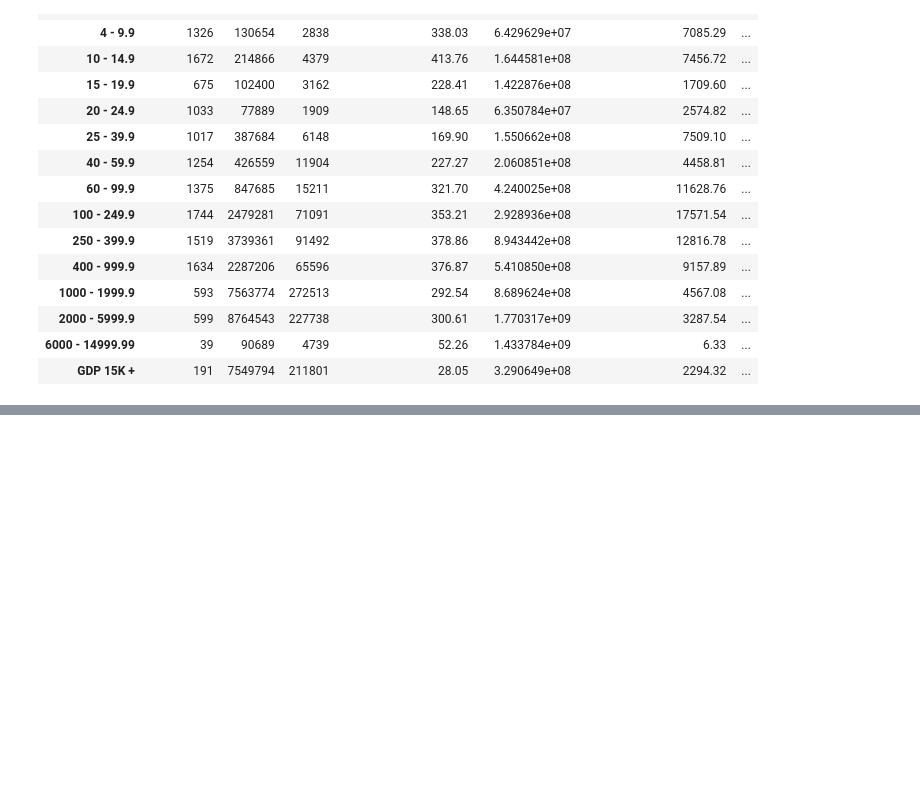
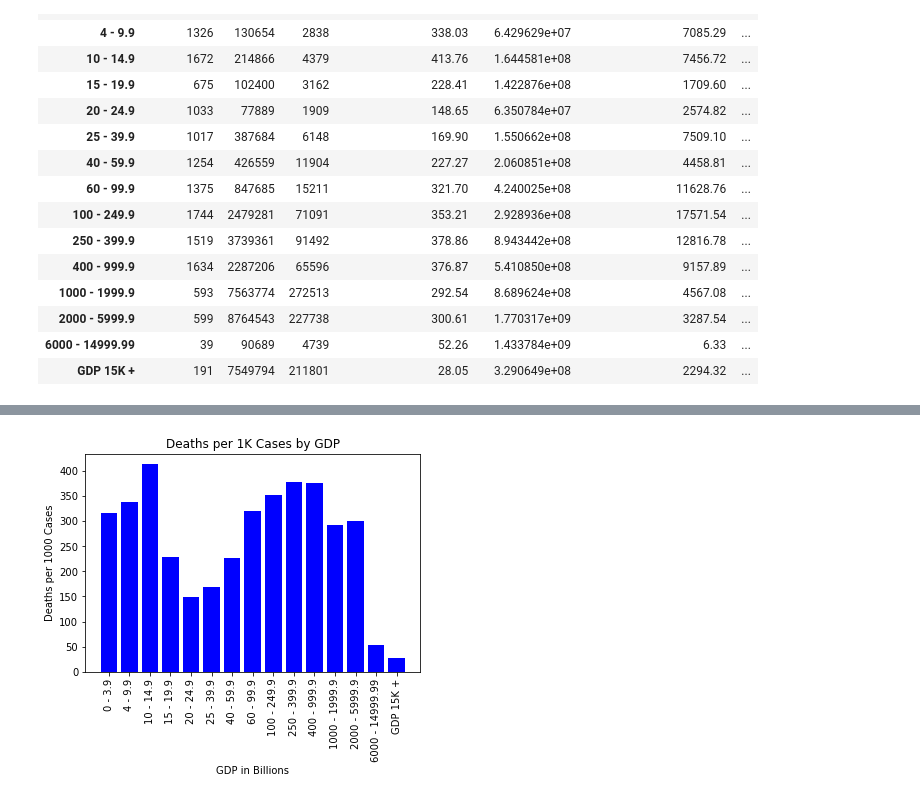
Before and after one commit to AustinRCole/COVID_Lat_GDP_analysis, a Jupyter notebook: Final_COVID_analysis2.ipynb, the cells around one changed output, grey strips where cells are left out. Cells and saved outputs as stored; diff of their text form; code cells hidden in the pictures; blank space fills up the shorter version.

```diff
--- a/Final_COVID_analysis2.ipynb
+++ b/Final_COVID_analysis2.ipynb
@@ -434,0 +483,16 @@ See the caveats in the documentation: https://pandas.pydata.org/pandas-docs/stab
+# %%
+GDP_x = x_axis.reset_index()
+GDP_x_axis = GDP_x['2019 GDP']
+x_axis_GDP = list(GDP_x_axis)
+deaths_ks = list(Final_GDP['Deaths per 1000 Cases'])
+xd_axis = np.arange(len(deaths_ks))
+plt.bar(xd_axis, deaths_ks, color="b", align="center")
+xtick_marks = [value for value in xd_axis]
+plt.xticks(xtick_marks, x_axis_GDP, rotation=90)
+plt.title("Deaths per 1K Cases by GDP")
+plt.xlabel("GDP in Billions")
+plt.ylabel("Deaths per 1000 Cases")
+plt.savefig("COVID-19_DeathsvGDP_bar.png")
+plt.show()
+# %% [output]
+[figure, added]
```
Also changed, not shown: parts of 7 cells of this notebook, 15 other files.
